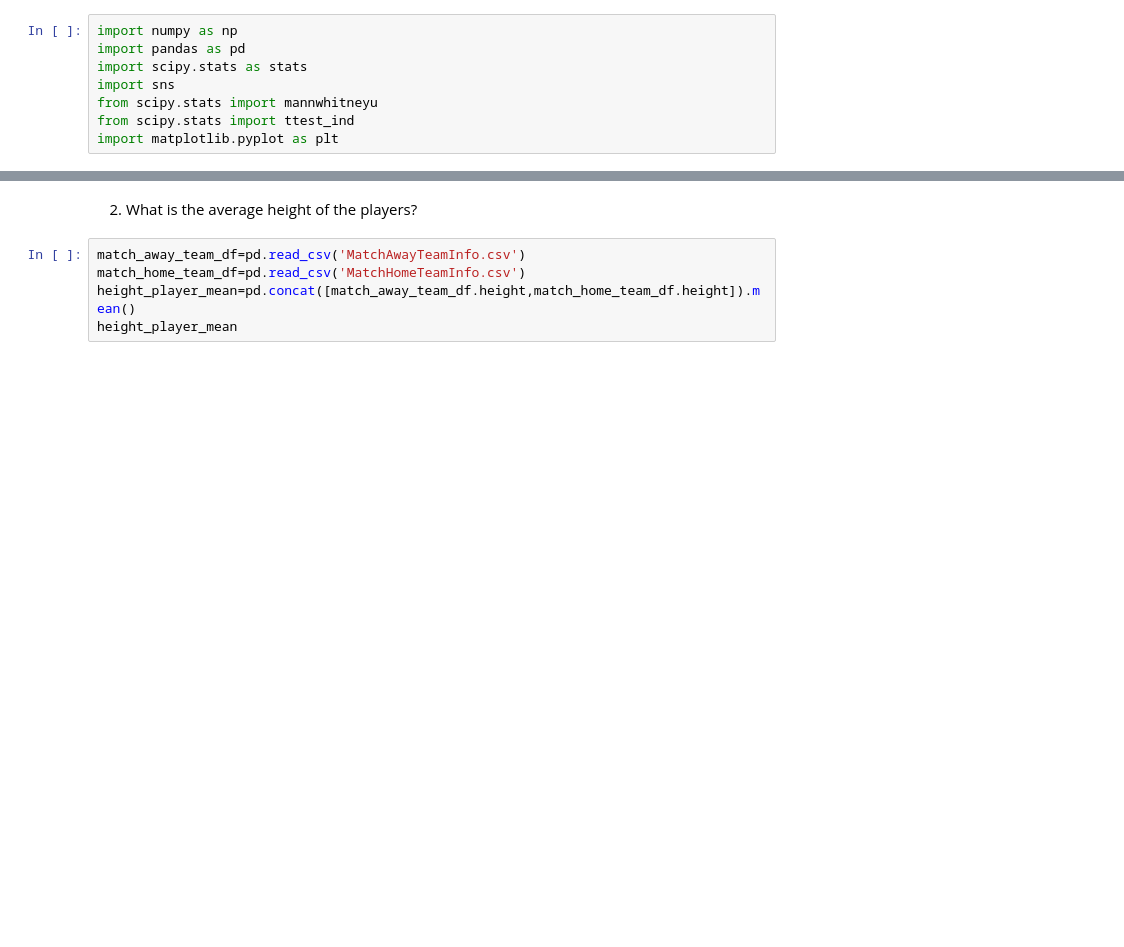
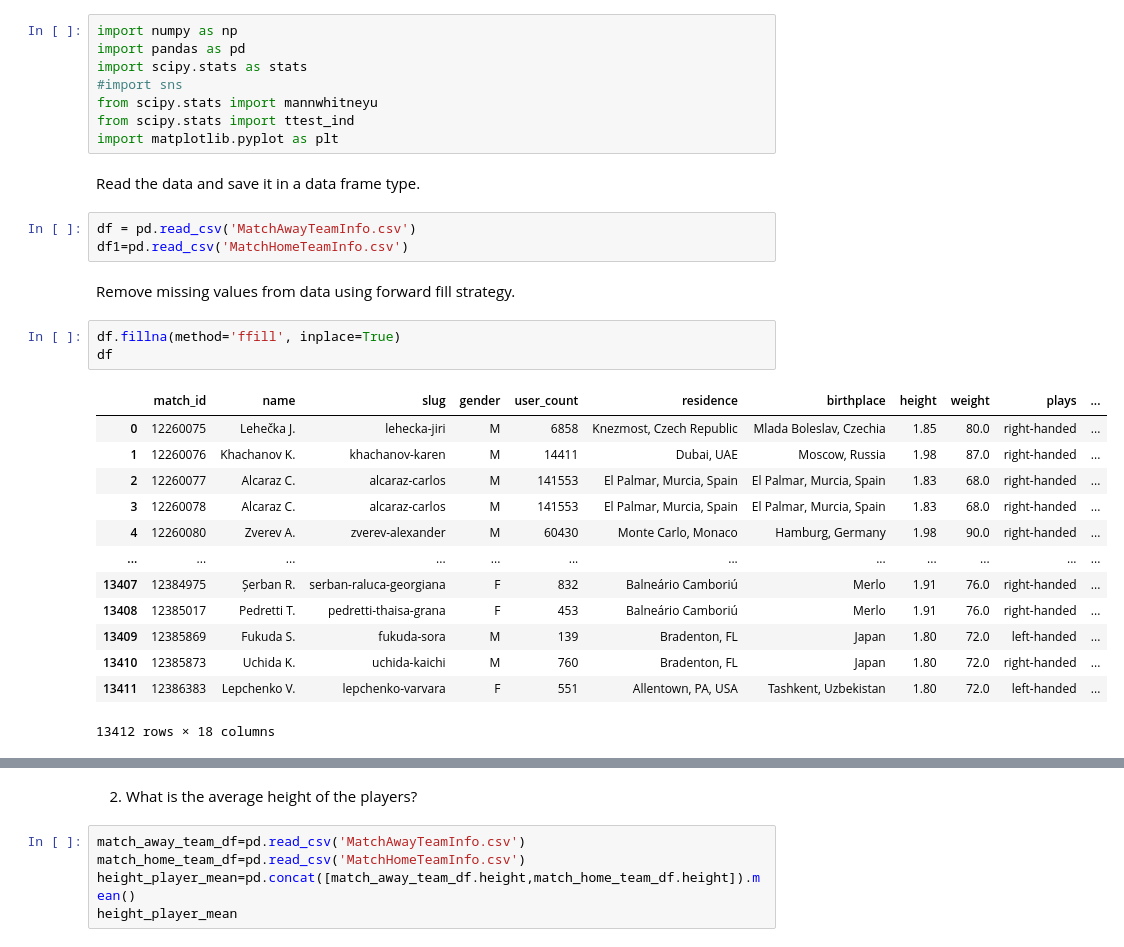
Before and after one commit to mahdieyehalavi/tennisMatchProject, a Jupyter notebook: part1.ipynb, the cells around one changed output, grey strips where cells are left out. Drawn from its saved outputs; the diff is of its cells as text; blank space fills up the shorter version.

```diff
--- a/part1.ipynb
+++ b/part1.ipynb
@@ -2,7 +2,31 @@
 import numpy as np
 import pandas as pd
 import scipy.stats as stats
-import sns
+#import sns
 from scipy.stats import mannwhitneyu
 from scipy.stats import ttest_ind
 import matplotlib.pyplot as plt
+# %% [markdown]
+Read the data and save it in a data frame type.
+# %%
+df = pd.read_csv('MatchAwayTeamInfo.csv')
+df1=pd.read_csv('MatchHomeTeamInfo.csv')
+# %% [markdown]
+Remove missing values from data using forward fill strategy.
+# %%
+df.fillna(method='ffill', inplace=True)
+df
+# %% [output]
+|  | match_id | name | slug | gender | user_count | residence | birthplace | height | weight | plays | ... |
+| 0 | 12260075 | Lehečka J. | lehecka-jiri | M | 6858 | Knezmost, Czech Republic | Mlada Boleslav, Czechia | 1.85 | 80.0 | right-handed | ... |
+| 1 | 12260076 | Khachanov K. | khachanov-karen | M | 14411 | Dubai, UAE | Moscow, Russia | 1.98 | 87.0 | right-handed | ... |
+| 2 | 12260077 | Alcaraz C. | alcaraz-carlos | M | 141553 | El Palmar, Murcia, Spain | El Palmar, Murcia, Spain | 1.83 | 68.0 | right-handed | ... |
+| 3 | 12260078 | Alcaraz C. | alcaraz-carlos | M | 141553 | El Palmar, Murcia, Spain | El Palmar, Murcia, Spain | 1.83 | 68.0 | right-handed | ... |
+| 4 | 12260080 | Zverev A. | zverev-alexander | M | 60430 | Monte Carlo, Monaco | Hamburg, Germany | 1.98 | 90.0 | right-handed | ... |
+| ... | ... | ... | ... | ... | ... | ... | ... | ... | ... | ... | ... |
+| 13407 | 12384975 | Șerban R. | serban-raluca-georgiana | F | 832 | Balneário Camboriú | Merlo | 1.91 | 76.0 | right-handed | ... |
+| 13408 | 12385017 | Pedretti T. | pedretti-thaisa-grana | F | 453 | Balneário Camboriú | Merlo | 1.91 | 76.0 | right-handed | ... |
+| 13409 | 12385869 | Fukuda S. | fukuda-sora | M | 139 | Bradenton, FL | Japan | 1.80 | 72.0 | left-handed | ... |
+| 13410 | 12385873 | Uchida K. | uchida-kaichi | M | 760 | Bradenton, FL | Japan | 1.80 | 72.0 | right-handed | ... |
+| 13411 | 12386383 | Lepchenko V. | lepchenko-varvara | F | 551 | Allentown, PA, USA | Tashkent, Uzbekistan | 1.80 | 72.0 | left-handed | ... |
+13412 rows × 18 columns
```
Also changed, not shown: parts of 22 cells of this notebook.
